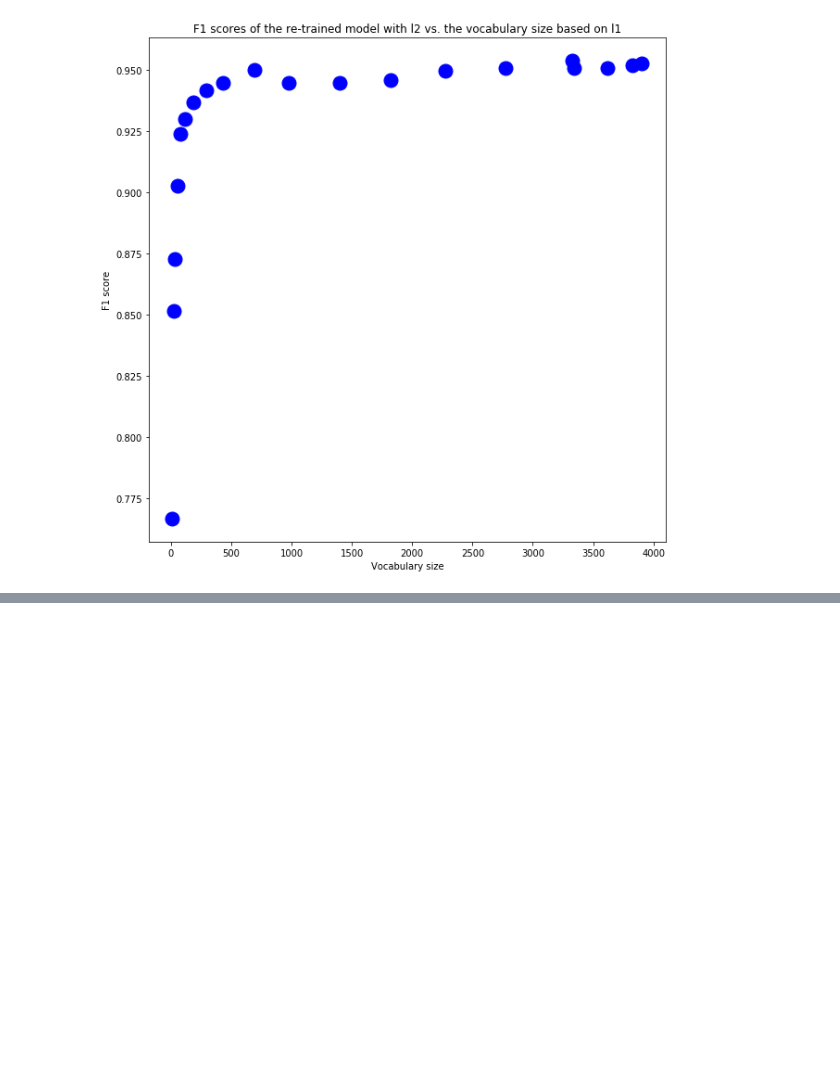
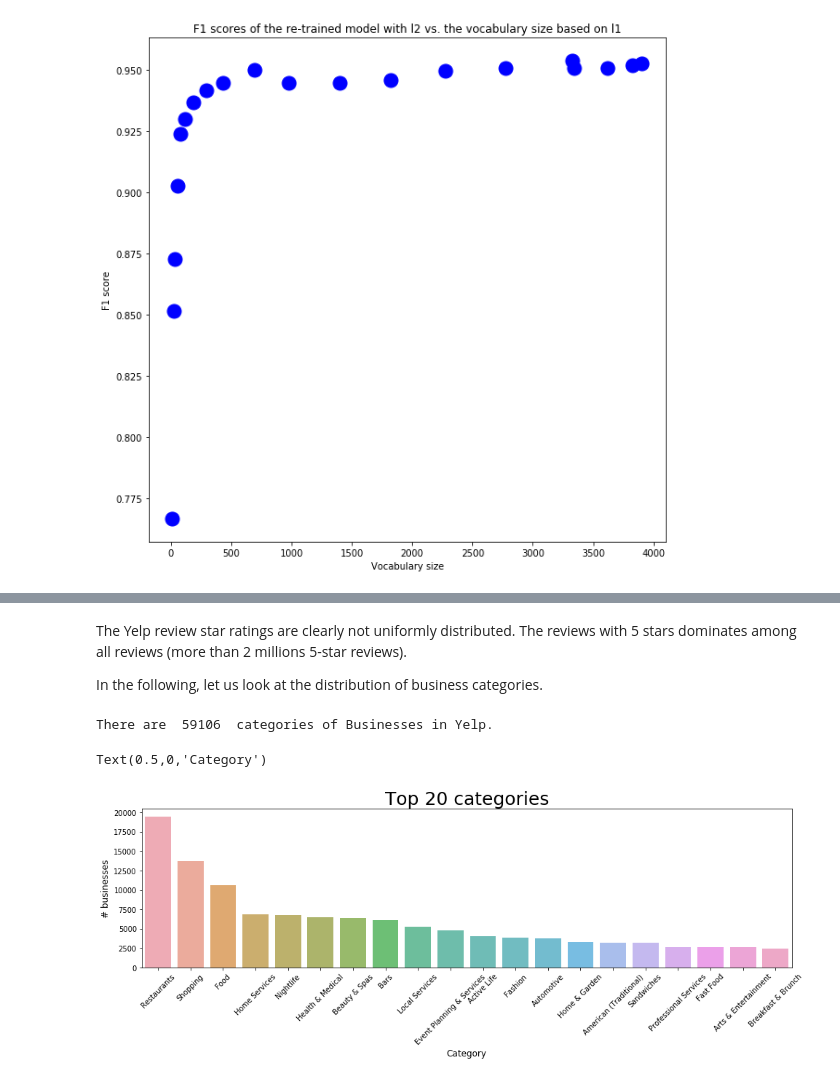
Before and after one commit to chandra1sekar/yelp-reviews, a Jupyter notebook: yelp_review_classification.ipynb, the cells around one changed output, grey strips where cells are left out. Drawn from its saved outputs; the diff is of its cells as text; code cells hidden in the pictures; blank space fills up the shorter version.

```diff
--- a/yelp_review_classification.ipynb
+++ b/yelp_review_classification.ipynb
@@ -337,0 +391,20 @@ The best F1 score is achieved by using the vocabulary size 3329 determined by L1
+# %% [markdown]
+The Yelp review star ratings are clearly not uniformly distributed. The reviews with 5 stars dominates among all reviews (more than 2 millions 5-star reviews).
+
+In the following, let us look at the distribution of business categories.
+# %%
+categories = pd.DataFrame(' '.join(business['categories']).split(';'),columns=['category'])\
+            .category.value_counts().sort_values(ascending=False)
+print("There are ",len(categories)," categories of Businesses in Yelp.")
+
+plt.figure(figsize=(16,4))
+ax = sns.barplot(categories[0:20].index, categories[0:20].values, alpha=0.8)
+plt.title("Top 20 categories",fontsize=25)
+locs, labels = plt.xticks()
+plt.setp(labels, rotation=45)
+plt.ylabel('# businesses', fontsize=12)
+plt.xlabel('Category', fontsize=12)
+# %% [output]
+There are  59106  categories of Businesses in Yelp.
+Text(0.5,0,'Category')
+[figure, added]
```
Also changed, not shown: parts of 17 cells of this notebook.
